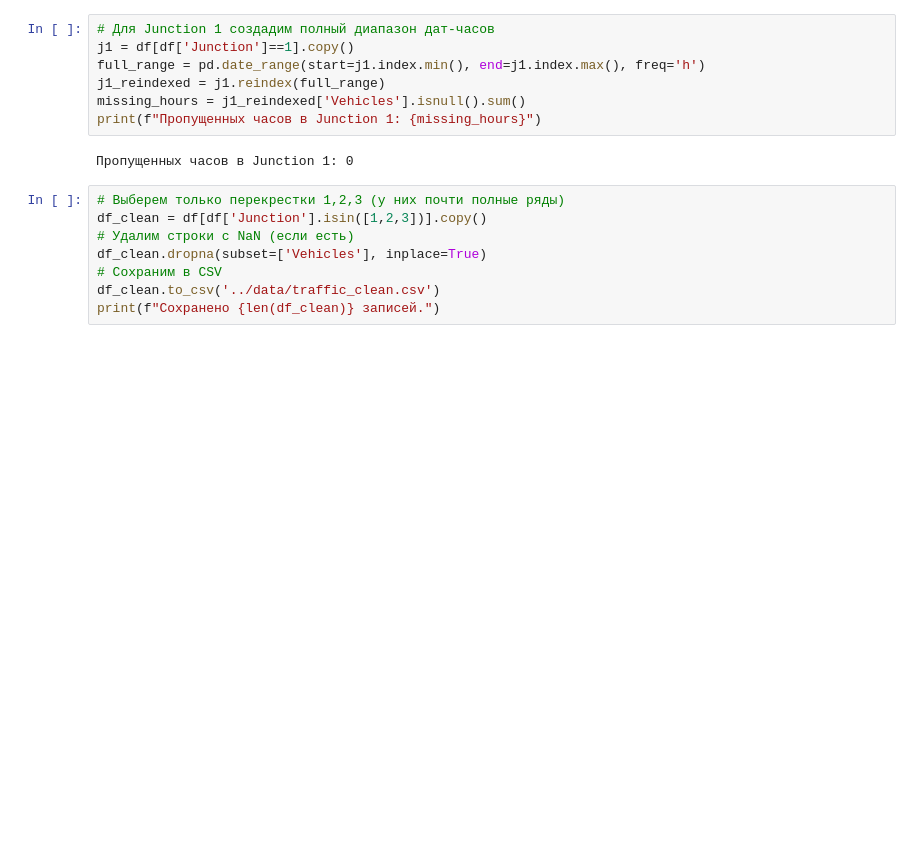
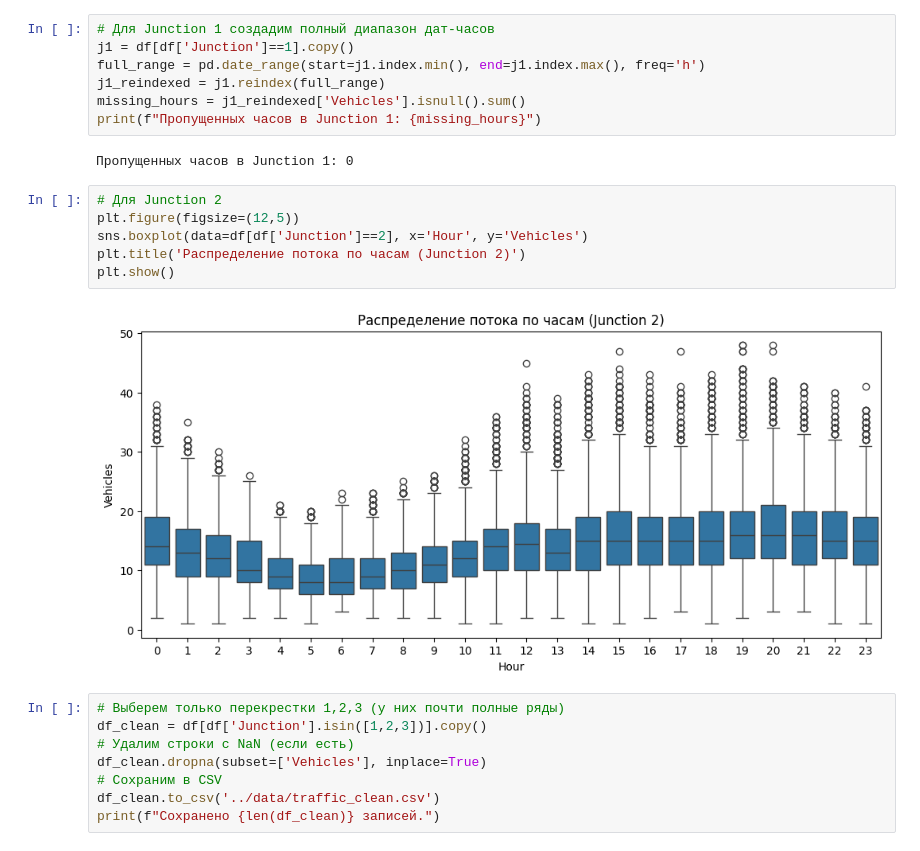
Before and after one commit to NexPG/time_series_educational_project, a Jupyter notebook: notebooks/EDA.ipynb, the cells around one changed output. Drawn from its saved outputs; the diff is of its cells as text; blank space fills up the shorter version.

```diff
--- a/notebooks/EDA.ipynb
+++ b/notebooks/EDA.ipynb
@@ -133,6 +133,14 @@ missing_hours = j1_reindexed['Vehicles'].isnull().sum()
 print(f"Пропущенных часов в Junction 1: {missing_hours}")
 # %% [output]
 Пропущенных часов в Junction 1: 0
+# %%
+# Для Junction 2
+plt.figure(figsize=(12,5))
+sns.boxplot(data=df[df['Junction']==2], x='Hour', y='Vehicles')
+plt.title('Распределение потока по часам (Junction 2)')
+plt.show()
+# %% [output]
+[figure, added]
 # %%
 # Выберем только перекрестки 1,2,3 (у них почти полные ряды)
 df_clean = df[df['Junction'].isin([1,2,3])].copy()
```
Also changed, not shown: 1 other file.
